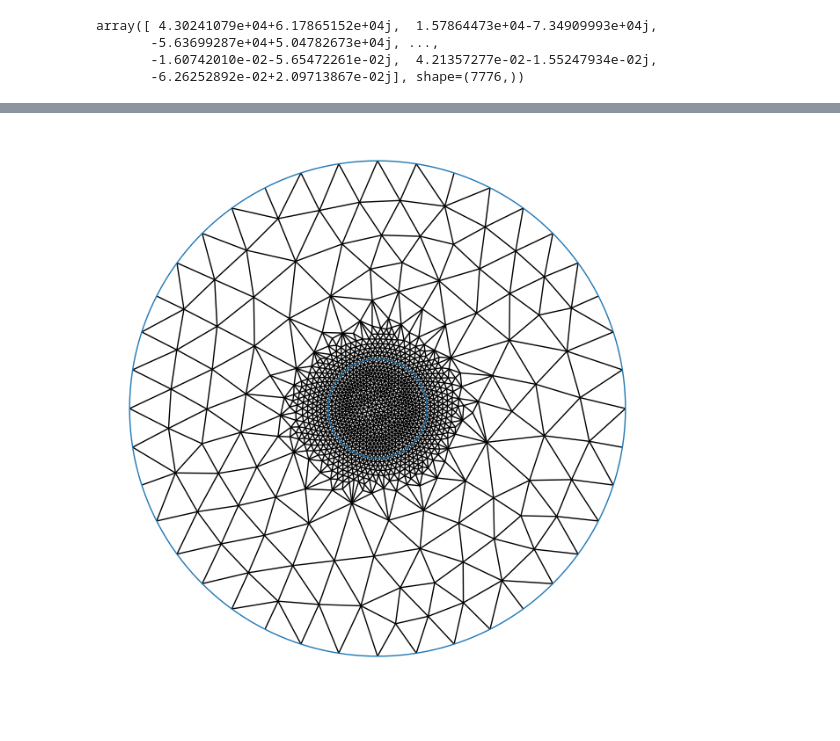
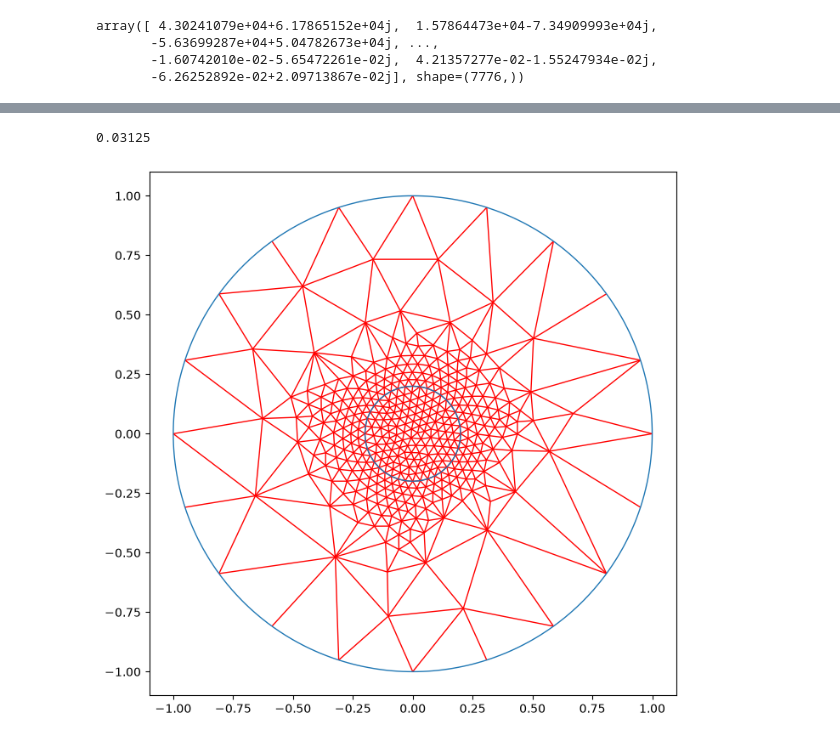
Before and after one commit to MPenaR/Trefftz, a Jupyter notebook: notebooks/convergenve_tests.ipynb, the cells around one changed output, grey strips where cells are left out. Saved outputs shown, nothing was run; the diff lists cells and outputs as text; code cells hidden in the pictures.

Commit message:
plots for virginia talk

```diff
--- a/notebooks/convergenve_tests.ipynb
+++ b/notebooks/convergenve_tests.ipynb
@@ -229,20 +231,26 @@ import matplotlib.pyplot as plt
 from cases.open_space.ngsolve_geometries import AnularDomain
 from trefftz.dg.materials import Dielectric
 
+center = (0., 0.)
+
 eps_r =16
 R = 1.
 r = 0.2
 
-N_theta = 21
+N_theta = 12
+NtD_modes = 15
 
-lc = 2**-6
+lc = 2**-5
+print(lc)
 Lc = 10*lc
 
-mesh = AnularDomain(R=R, r=r, Lc=Lc, lc=lc, scatterer_material=Dielectric(relative_permittivity=eps_r))
+mesh = AnularDomain(R=R, r=r, center=center, Lc=Lc, lc=lc, scatterer_material=Dielectric(relative_permittivity=eps_r))
 mesh.curve_boundaries([mesh.boundaries.SIGMA], [R])
+# %% [output]
+0.03125
 # %%
 from cases.open_space.plot import plot_openspace
-plot_openspace(mesh)
+plot_openspace(mesh=mesh, color="r")
 # %% [output]
-[figure, old version]
+[figure, new version]
 # %%
```
Also changed, not shown: parts of 7 cells of this notebook, 31 other files.
